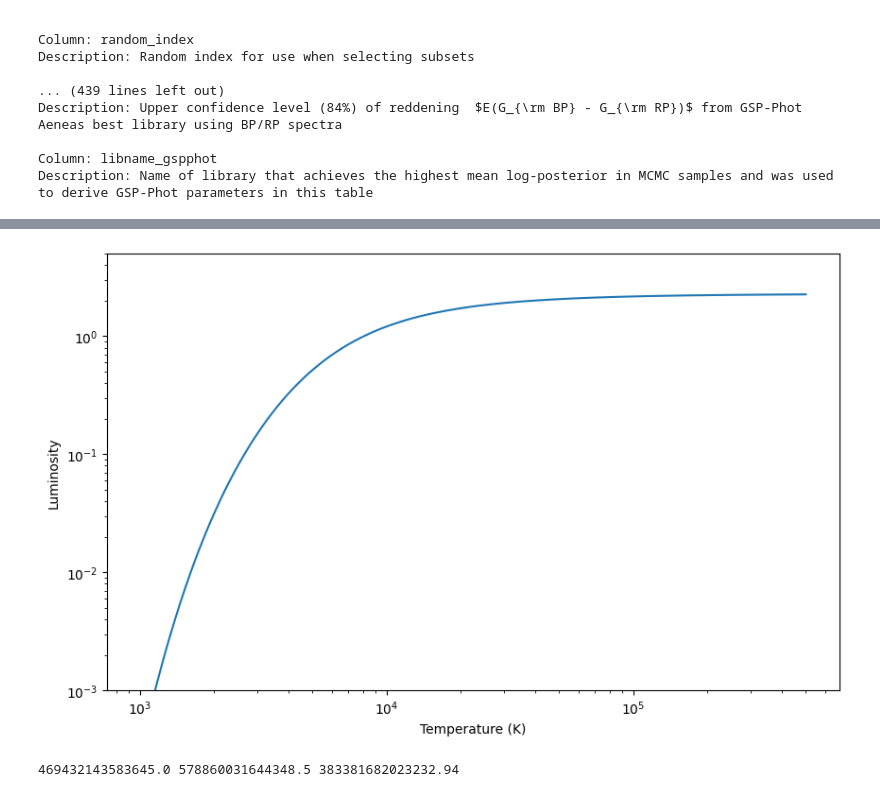
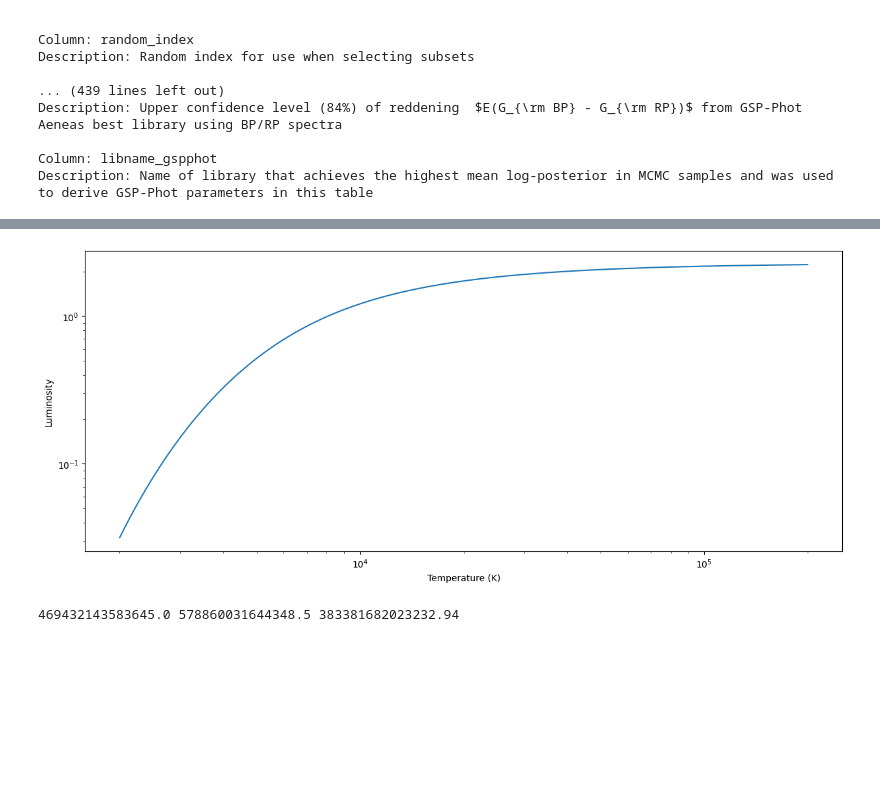
Before and after one commit to Down2Derive/School-Notebooks, a Jupyter notebook: Gaia_Project.ipynb, the cells around one changed output, grey strips where cells are left out. Saved outputs shown, nothing was run; the diff lists cells and outputs as text; code cells hidden in the pictures; blank space fills up the shorter version.

```diff
--- a/Gaia_Project.ipynb
+++ b/Gaia_Project.ipynb
@@ -246,34 +250,34 @@ I_nu_R = 2*h/cl**2 * nu_R**3 / (np.exp(h*nu_R/(k*T_arr))-1)
 # %%
 
 # Create an array of temperatures
 
 # Interpolate to find the temperature for each B/R flux ratio observation:
 T = np.interp(F_B_over_F_R, I_nu_B/I_nu_R, T_arr)
 
 
-T_max = 5.e5
-T_min = 1000
+T_max = 200000
+T_min = 2000
 T_arr = np.logspace(np.log10(T_min),np.log10(T_max),10000)
 
 
 # Find the emissivity in each band, as a function of temperature:
 
 I_nu_G = 2*h/cl**2 * nu_G**3 / (np.exp(h*nu_G/(k*T_arr))-1)
 I_nu_B = 2*h/cl**2 * nu_B**3 / (np.exp(h*nu_B/(k*T_arr))-1)
 I_nu_R = 2*h/cl**2 * nu_R**3 / (np.exp(h*nu_R/(k*T_arr))-1)
 
 
 # Plot B/R flux ratio as a function of temperature
-plt.figure(figsize=(10, 6))
+plt.figure(figsize=(15, 6))
 plt.plot(T_arr,I_nu_B/I_nu_R)
 plt.yscale('log')
 plt.xscale('log')
-plt.ylim(1.e-3,5.)
+#plt.ylim(1.e-3,5.)
 plt.xlabel('Temperature (K)')
 plt.ylabel('Luminosity')
 plt.show()
 # %% [output]
-[figure, old version]
+[figure, new version]
 # %%
 
 
```
Also changed, not shown: parts of 16 cells of this notebook.
